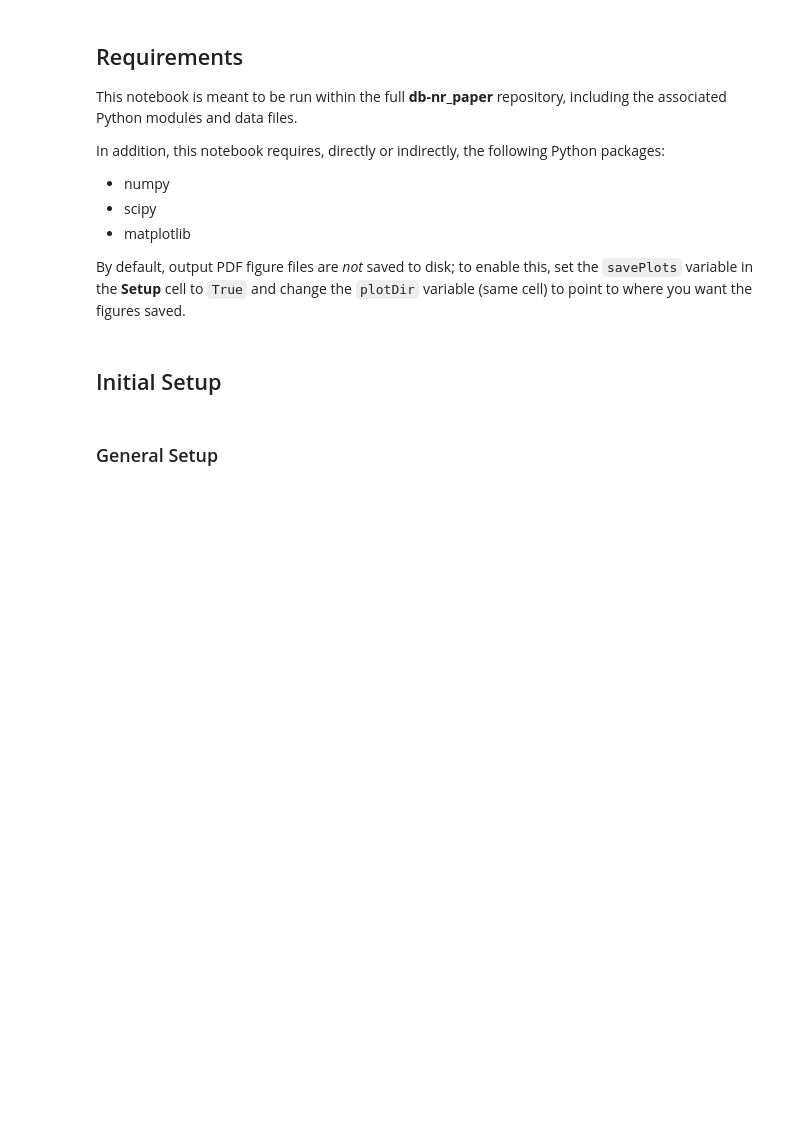
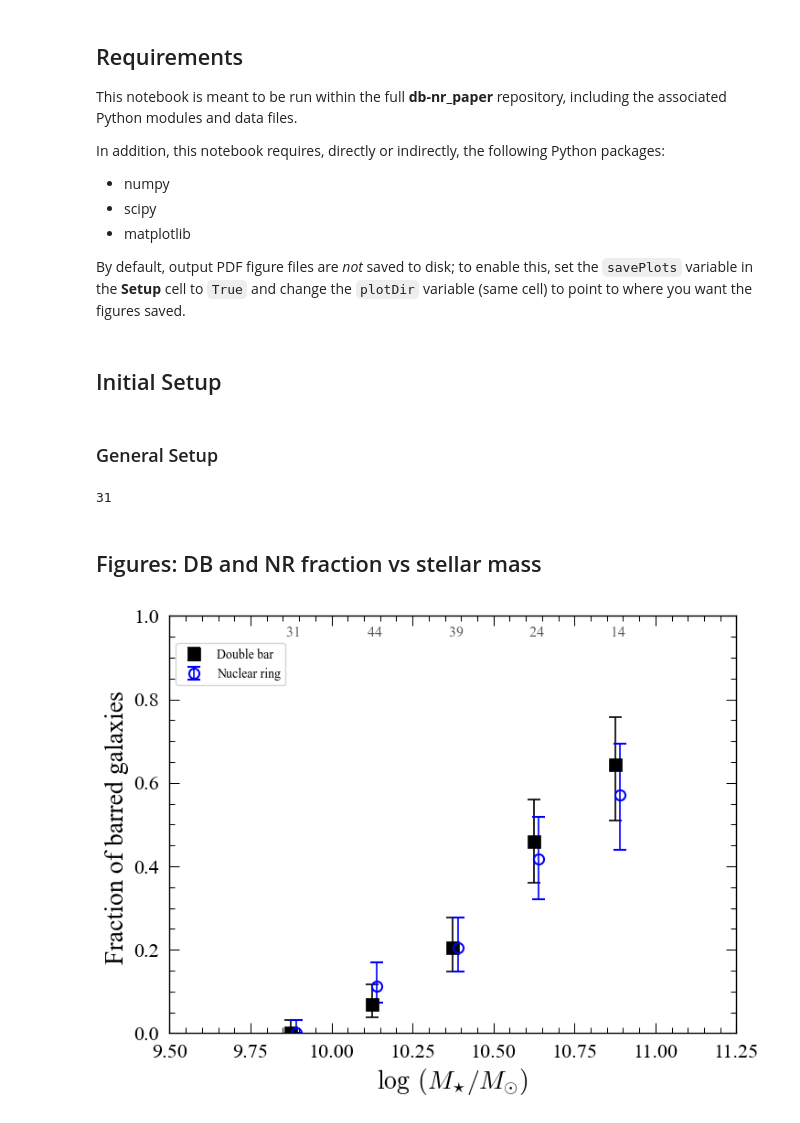
Before and after one commit to perwin/db-nr_paper, a Jupyter notebook: figures_for_paper.ipynb, the cells around one changed output. Drawn from its saved outputs; the diff is of its cells as text; code cells hidden in the pictures; blank space fills up the shorter version.

Commit message:
First couple of figures in notebook; updates to README

```diff
--- a/figures_for_paper.ipynb
+++ b/figures_for_paper.ipynb
@@ -48,10 +48,56 @@ import plotutils as pu
 
 unbarredInfoFile = "/Users/erwin/Documents/Working/Papers/Paper-extended-wiyn-survey/sample_unbarred_info_d30b.txt"
 
-df, gnames_rowdict = dbnr_utils.GetBarredGalaxyData(dataDir + "table_mainsample.dat")
+df_bars, gnames_bars_rowdict = dbnr_utils.GetBarredGalaxyData(dataDir + "table_mainsample.dat")
+nBarredGalaxies = len(df_bars.name)
 
 
 mm = np.arange(8,12,0.01)
 
 # set the following to True in order to save the figures as PDF files
 savePlots = False
+# %%
+xtmstar = r"$\log \: (M_{\star} / M_{\odot})$"
+xtdist = r"Distance [Mpc]"
+ytbarsize_kpc_amax = r"Bar size $a_{\rm max}$ [kpc, deprojected]"
+ytbarsize_kpc_Lbar = r"Bar size $L_{\rm bar}$ [kpc, deprojected]"
+ytbarsize_kpc_s4g = r"Bar size $a_{\rm vis}$ [kpc, deprojected]"
+ytbarsize_kpc_both = r"Bar size $a_{\rm vis}$ or $a_{\rm max}$ [kpc, deprojected]"
+ytbarsize_kpc_nr = r"Bar or NR size [kpc, deprojected]"
+ytbarsize_kpc_obs = r"Observed bar size $a_{\rm vis}$ [kpc]"
+# %%
+ii_db = [i for i in range(nBarredGalaxies) if df_bars.dbFlag[i]]
+ii_nondb = [i for i in range(nBarredGalaxies) if i not in ii_db]
+
+ii_nr = [i for i in range(nBarredGalaxies) if df_bars.nrFlag[i]]
+ii_nonnr = [i for i in range(nBarredGalaxies) if i not in ii_nr]
+# %%
+len(ii_db)
+# %% [output]
+31
+# %% [markdown]
+## Figures: DB and NR fraction vs stellar mass
+# %%
+pu.PlotFrequency(df_bars.logmstar, ii_db, ii_nondb, 9.5, 11.25, 0.25, fmt='ks',ms=10,label='Double bar')
+pu.PlotFrequency(df_bars.logmstar, ii_nr, ii_nonnr, 9.5, 11.25, 0.25, offset=0.015,noErase=True,
+                 fmt='o',mfc='None',mec='blue',color='blue',mew=1.5,ms=8,label="Nuclear ring")
+xlim(9.5,11.25);ylim(0,1)
+
+# add bin counts
+binranges = np.arange(9.75, 11.25,0.25)
+i_all = ii_db + ii_nondb
+(n_all, bin_edges) = np.histogram(df_bars.logmstar[i_all], binranges)
+n_all_int = [round(n) for n in n_all]
+for i in range(len(n_all_int)):
+    x = binranges[i]
+    n = n_all_int[i]
+    text(x + 0.1, 0.95, "%3d" % n, fontsize=11.5, color='0.35')
+
+legend(loc='upper left', bbox_to_anchor=(0,0,1,0.95), fontsize=10)
+
+xlabel(xtmstar);ylabel("Fraction of barred galaxies ")
+subplots_adjust(bottom=0.14)
+if savePlots:
+    savefig(baseDir+"fDB-NR_vs_logMstar_barred-galaxies.pdf")
+# %% [output]
+[figure, added]
```
Also changed, not shown: parts of 1 cell of this notebook, 1 other file.
